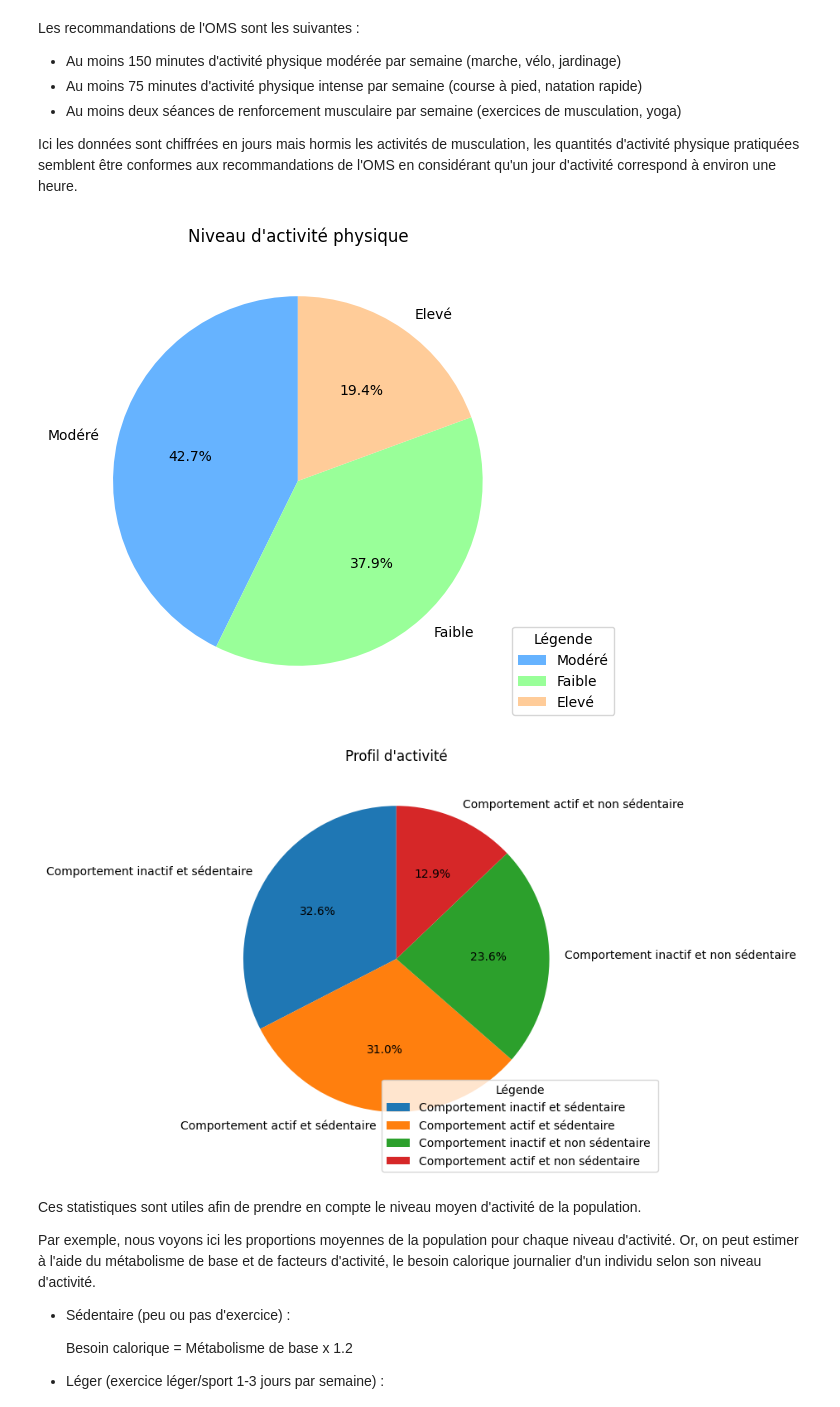
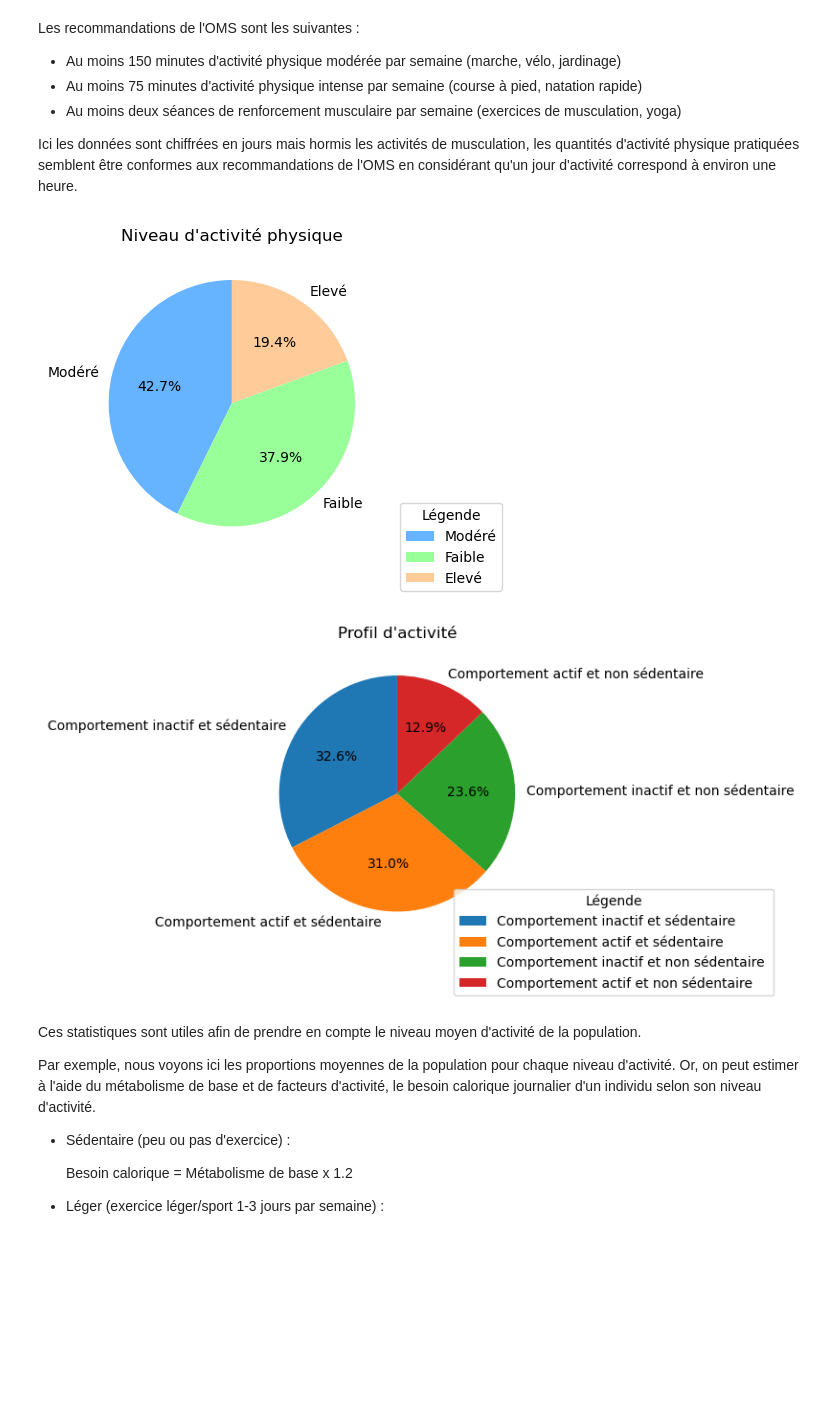
Before and after one commit to Emilecoding/Python-2A-Ensae, a Jupyter notebook: Notebook final.ipynb, the cells around one changed output. Saved outputs shown, nothing was run; the diff lists cells and outputs as text; code cells hidden in the pictures; blank space fills up the shorter version.

Commit message:
Modifs visualisation notebook final et fonctions

```diff
--- a/Notebook final.ipynb
+++ b/Notebook final.ipynb
@@ -140,27 +130,27 @@ Ici les données sont chiffrées en jours mais hormis les activités de musculat
 # %%
 mapping_labels = {1: 'Faible', 2: 'Modéré', 3: 'Elevé'}
 activ_sedentaire["nap"] = activ_sedentaire["nap"].map(mapping_labels)
 count_by_format = activ_sedentaire["nap"].value_counts()
-plt.figure(figsize=(6, 6))
+plt.figure(figsize=(4, 4))
 plt.pie(count_by_format, labels=count_by_format.index, autopct='%1.1f%%', startangle=90, colors=['#66b3ff', '#99ff99', '#ffcc99'])
 plt.title("Niveau d'activité physique")
-plt.legend(title = "Légende", loc='upper right', bbox_to_anchor=(1.2, 0.2))
+plt.legend(title = "Légende", loc='upper right', bbox_to_anchor=(1.4, 0.2))
 plt.show()
 # %% [output]
-[figure, old version]
+[figure, new version]
 # %%
 col = "profil_activite"
 mapping_labels = {1: 'Comportement inactif et sédentaire', 2: 'Comportement inactif et non sédentaire ', 3: 'Comportement actif et sédentaire',
                   4: 'Comportement actif et non sédentaire'}
 activ_sedentaire[col] = activ_sedentaire[col].map(mapping_labels)
 count_by_format = activ_sedentaire[col].value_counts()
-plt.figure(figsize=(6, 6))
+plt.figure(figsize=(4, 4))
 plt.pie(count_by_format, labels=count_by_format.index, autopct='%1.1f%%', startangle=90)
 plt.title("Profil d'activité")
-plt.legend(title = "Légende", loc='upper right', bbox_to_anchor=(1.2, 0.2))
+plt.legend(title = "Légende", loc='upper right', bbox_to_anchor=(1.8, 0.2))
 plt.show()
 # %% [output]
-[figure, old version]
+[figure, new version]
 # %% [markdown]
 Ces statistiques sont utiles afin de prendre en compte le niveau moyen d'activité de la population.
 
```
Also changed, not shown: parts of 11 cells of this notebook, 1 other file.
